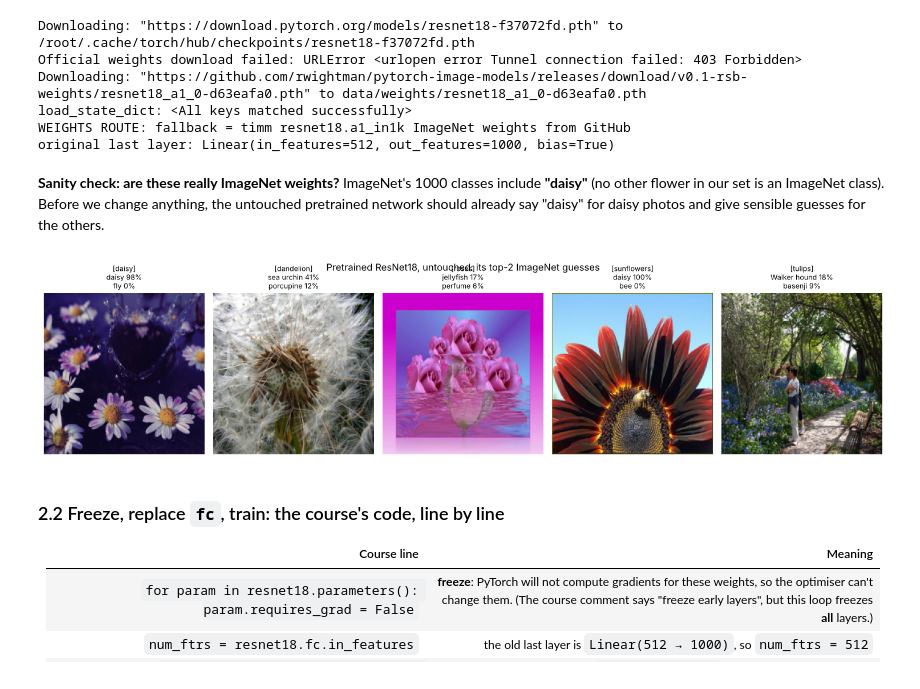
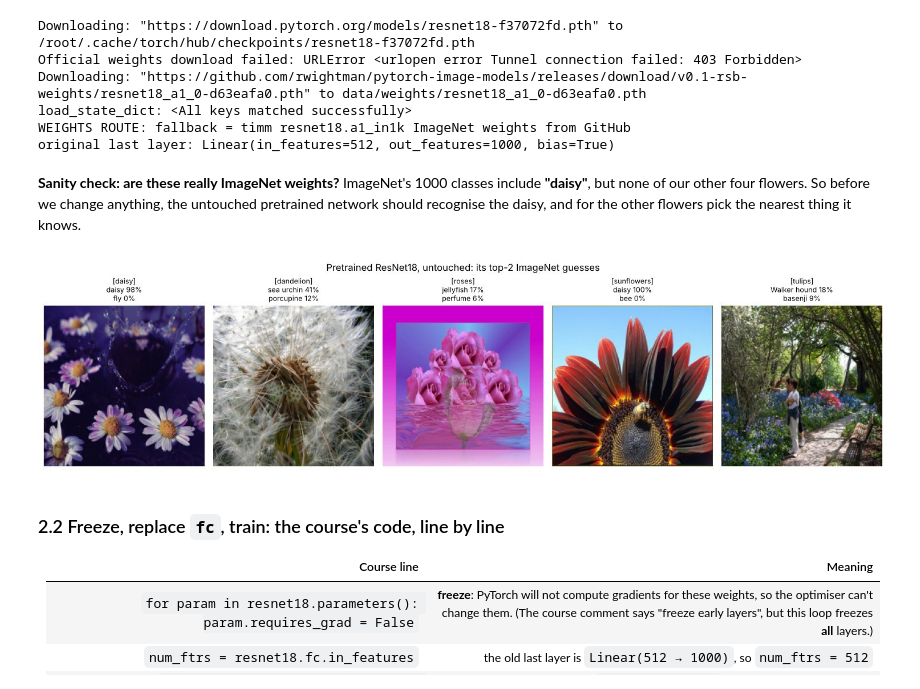
Before and after one commit to Darshit42/lern, a Jupyter notebook: computer-vision/week-2-3/labs/lab2_resnet_transfer_learning_flowers.ipynb, the cells around one changed output. Drawn from its saved outputs; the diff is of its cells as text; code cells hidden in the pictures.

```diff
--- a/computer-vision/week-2-3/labs/lab2_resnet_transfer_learning_flowers.ipynb
+++ b/computer-vision/week-2-3/labs/lab2_resnet_transfer_learning_flowers.ipynb
@@ -196,21 +200,21 @@ load_state_dict: <All keys matched successfully>
 WEIGHTS ROUTE: fallback = timm resnet18.a1_in1k ImageNet weights from GitHub
 original last layer: Linear(in_features=512, out_features=1000, bias=True)
 # %% [markdown]
-**Sanity check: are these really ImageNet weights?** ImageNet's 1000 classes include **"daisy"** (no other flower in our set is an ImageNet class). Before we change anything, the untouched pretrained network should already say "daisy" for daisy photos and give sensible guesses for the others.
+**Sanity check: are these really ImageNet weights?** ImageNet's 1000 classes include **"daisy"**, but none of our other four flowers. So before we change anything, the untouched pretrained network should recognise the daisy, and for the other flowers pick the nearest thing it knows.
 # %%
 imagenet_classes = models.ResNet18_Weights.IMAGENET1K_V1.meta["categories"]     # the names ship with torchvision, no download
 resnet18.eval()
 plt.figure(figsize=(15, 3.6))
 for k, c in enumerate(class_names):
     img_t, _ = testset[testset.targets.index(k)]                  # first test photo of each class
     with torch.no_grad():
         p = torch.softmax(resnet18(img_t.unsqueeze(0).to(device)), 1)[0].cpu()
     top = p.topk(2)
     plt.subplot(1, 5, k + 1); imshow(img_t); plt.axis("off")
     plt.title(f"[{c}]\n" + "\n".join(f"{imagenet_classes[i]} {v:.0%}" for v, i in zip(top.values, top.indices)), fontsize=9)
-plt.suptitle("Pretrained ResNet18, untouched: its top-2 ImageNet guesses"); plt.tight_layout(); plt.show()
+plt.suptitle("Pretrained ResNet18, untouched: its top-2 ImageNet guesses", y=1.04); plt.tight_layout(); plt.show()
 # %% [output]
-[figure, old version]
+[figure, new version]
 # %% [markdown]
 ### 2.2 Freeze, replace `fc`, train: the course's code, line by line
 
```
Also changed, not shown: parts of 16 cells of this notebook, 56 other files.
